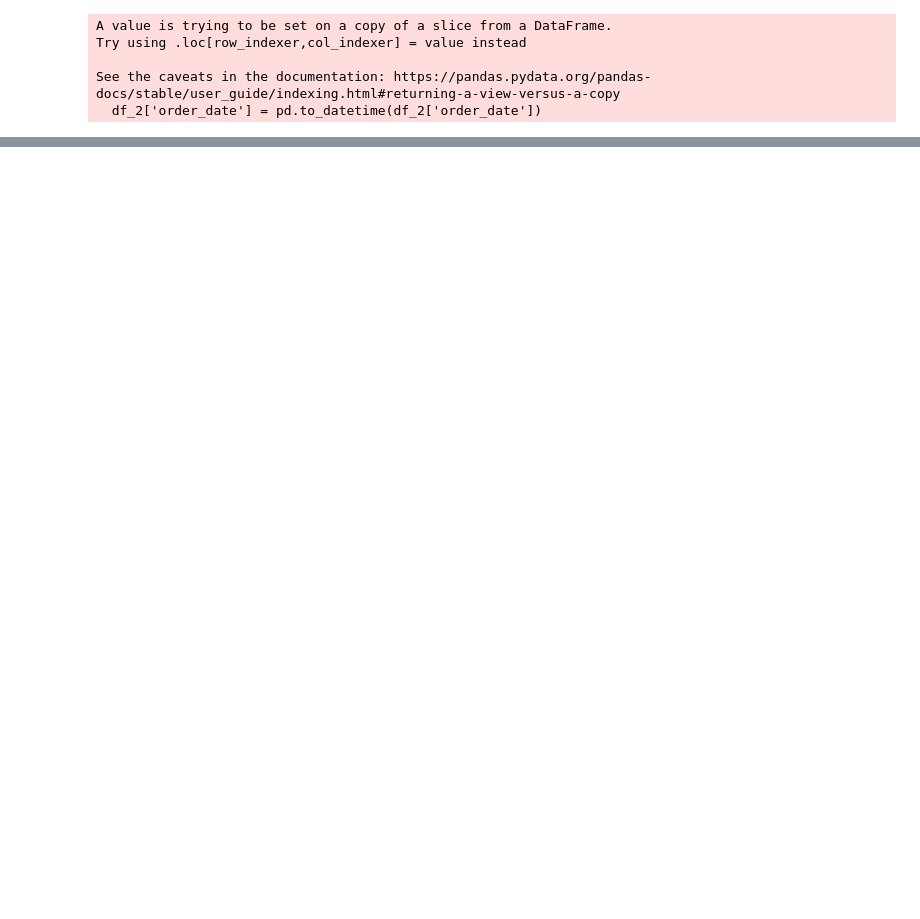
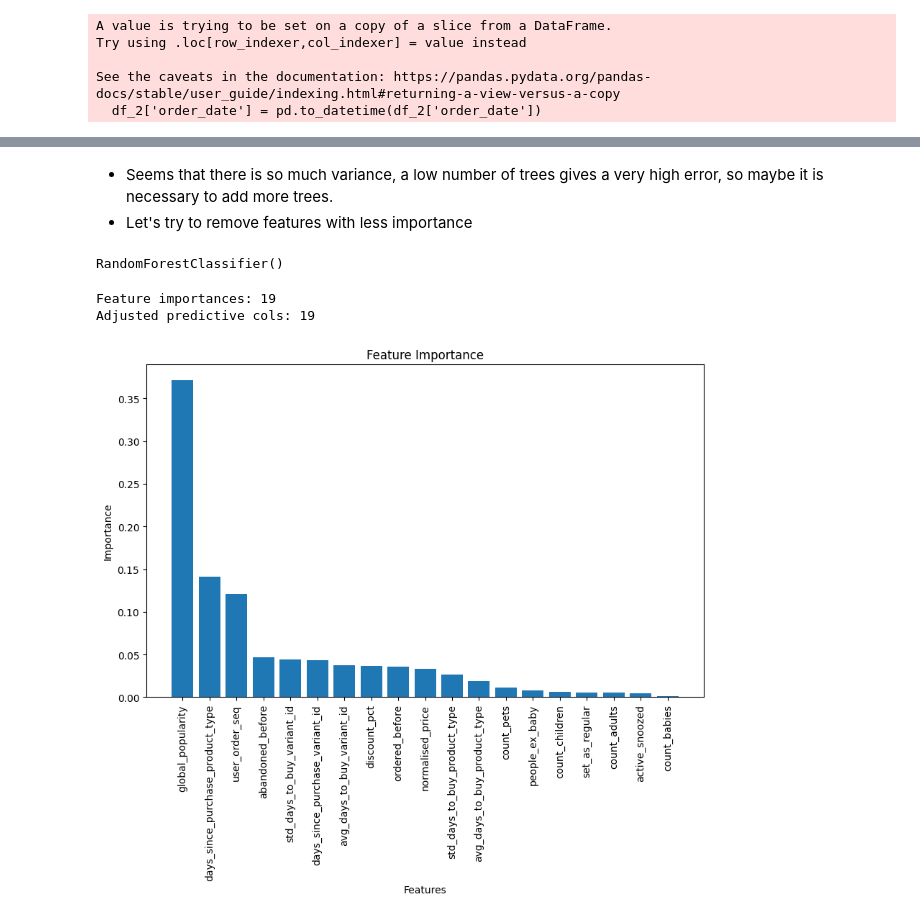
Before and after one commit to sergiogomezz/zrive-ds-sgomez-1, a Jupyter notebook: src/module_4/module_4.ipynb, the cells around one changed output, grey strips where cells are left out. Saved outputs shown, nothing was run; the diff lists cells and outputs as text; code cells hidden in the pictures; blank space fills up the shorter version.

```diff
--- a/src/module_4/module_4.ipynb
+++ b/src/module_4/module_4.ipynb
@@ -323,0 +362,3 @@ plt.show()
+# %%
+X_train_top = X_train[top_cols]
+X_val_top = X_val[top_cols]
@@ -323,0 +460,28 @@ plt.show()
+# %%
+n_estimators_values = [10, 20, 50, 100]
+
+for n_estimators in n_estimators_values:
+    rf_clf = RandomForestClassifier(n_estimators=n_estimators, random_state=42)
+    rf_clf.fit(X_train, y_train)
+
+    y_train_proba = rf_clf.predict_proba(X_train)[:, 1]
+    y_val_proba = rf_clf.predict_proba(X_val)[:, 1]
+
+    fpr_train, tpr_train, _ = roc_curve(y_train, y_train_proba)
+    roc_auc_train = auc(fpr_train, tpr_train)
+
+    precision_train, recall_train, _ = precision_recall_curve(y_train, y_train_proba)
+    pr_auc_train = auc(recall_train, precision_train)
+
+    fpr_val, tpr_val, _ = roc_curve(y_val, y_val_proba)
+    roc_auc_val = auc(fpr_val, tpr_val)
+
+    precision_val, recall_val, _ = precision_recall_curve(y_val, y_val_proba)
+    pr_auc_val = auc(recall_val, precision_val)
+
+    print(f"n_estimators = {n_estimators}:")
+    print(f"  Train ROC AUC: {roc_auc_train:.4f}")
+    print(f"  Validation ROC AUC: {roc_auc_val:.4f}")
+    print(f"  Train Precision-Recall AUC: {pr_auc_train:.4f}")
+    print(f"  Validation Precision-Recall AUC: {pr_auc_val:.4f}")
+    print('-' * 50)
@@ -323,0 +506,27 @@ plt.show()
+# %% [markdown]
+- Seems that there is so much variance, a low number of trees gives a very high error, so maybe it is necessary to add more trees.
+- Let's try to remove features with less importance
+# %%
+rf = RandomForestClassifier(100)
+rf.fit(X_train, y_train)
+# %% [output]
+RandomForestClassifier()
+# %%
+print(f"Feature importances: {len(importances)}")
+print(f"Adjusted predictive cols: {len(adjusted_predictive_cols)}")
+# %% [output]
+Feature importances: 19
+Adjusted predictive cols: 19
+# %%
+importances = rf.feature_importances_
+index = np.argsort(importances)[::-1]
+
+plt.figure(figsize=(10, 6))
+plt.bar(range(len(predictive_cols)), importances[index], align="center")
+plt.xticks(range(len(predictive_cols)), np.array(predictive_cols)[index], rotation=90)
+plt.xlabel("Features")
+plt.ylabel("Importance")
+plt.title("Feature Importance")
+plt.show()
+# %% [output]
+[figure, added]
```
Also changed, not shown: parts of 59 cells of this notebook, 31 other files.
